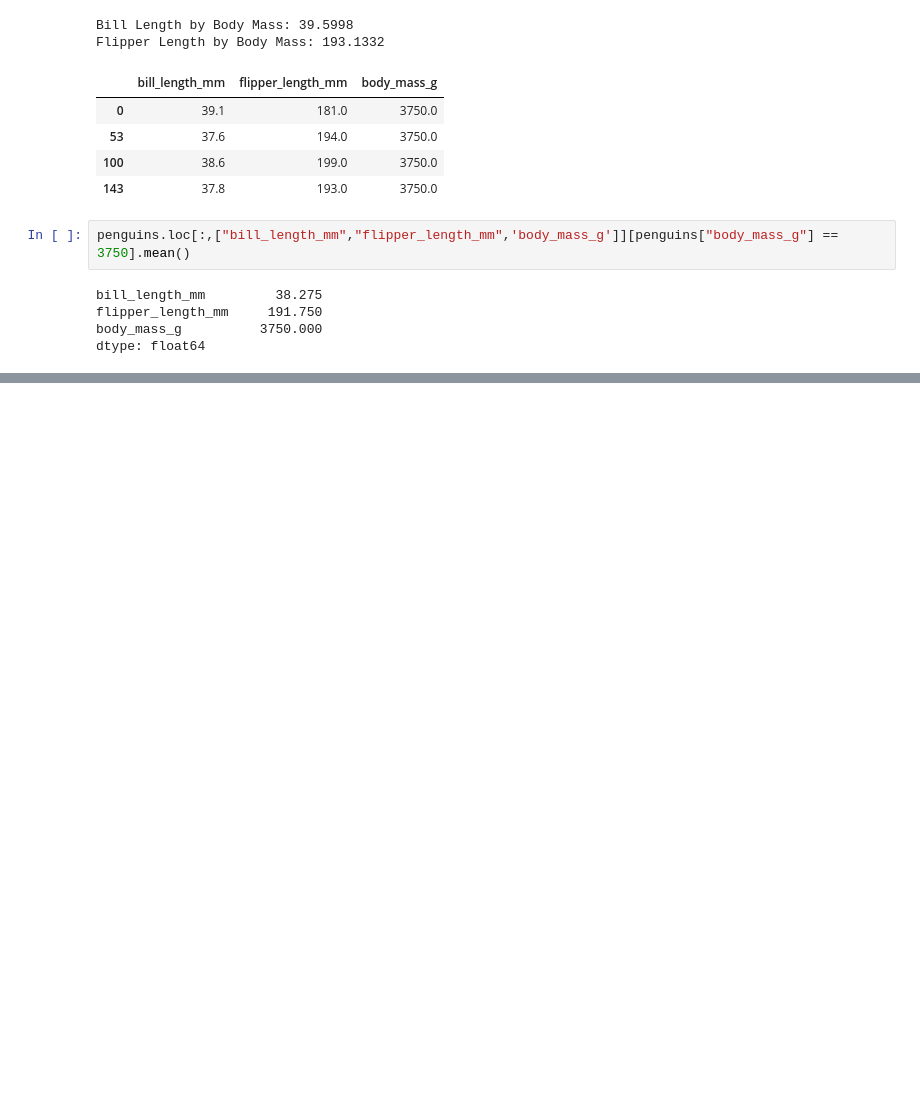
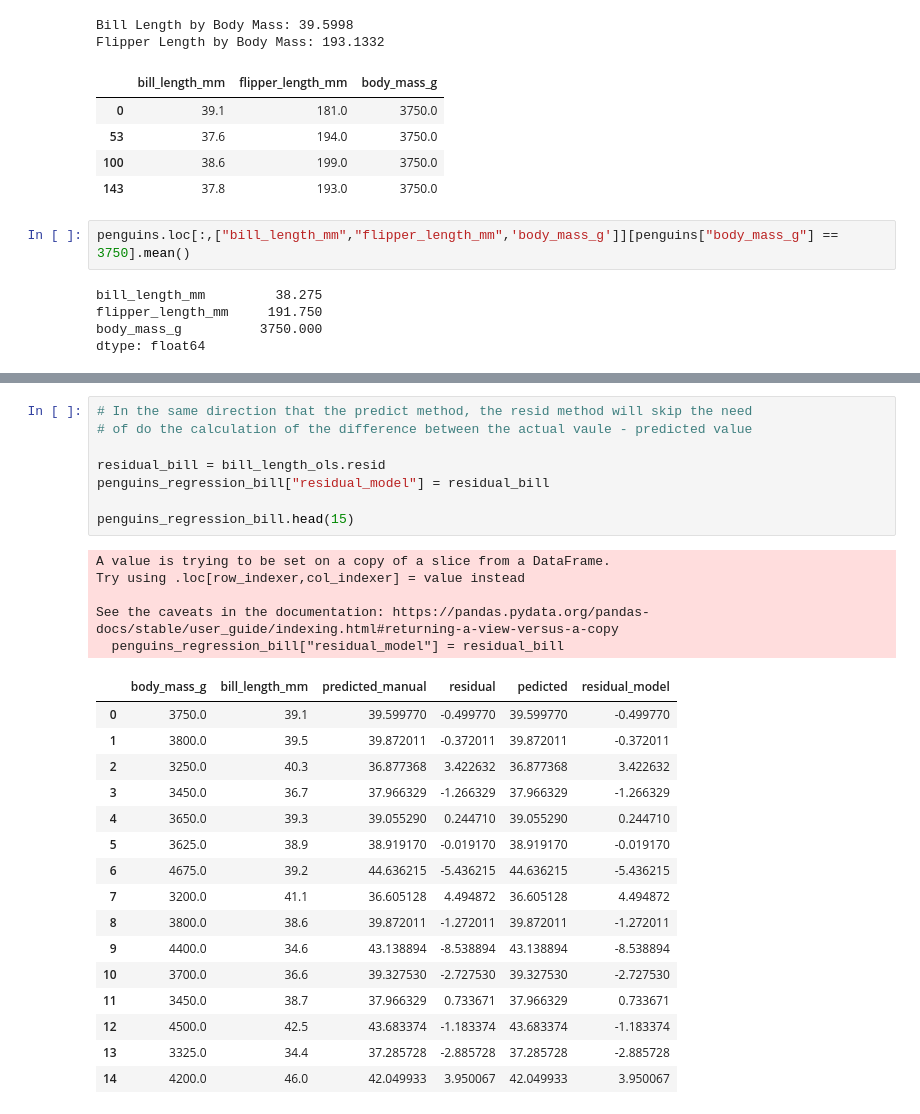
Before and after one commit to AfobCode/LearningPython, a Jupyter notebook: Regression_Analysis/linear_regression.ipynb, the cells around one changed output, grey strips where cells are left out. Drawn from its saved outputs; the diff is of its cells as text; blank space fills up the shorter version.

```diff
--- a/Regression_Analysis/linear_regression.ipynb
+++ b/Regression_Analysis/linear_regression.ipynb
@@ -247,0 +323,30 @@ dtype: float64
+# %%
+# In the same direction that the predict method, the resid method will skip the need
+# of do the calculation of the difference between the actual vaule - predicted value
+
+residual_bill = bill_length_ols.resid
+penguins_regression_bill["residual_model"] = residual_bill
+
+penguins_regression_bill.head(15)
+# %% [output]
+A value is trying to be set on a copy of a slice from a DataFrame.
+Try using .loc[row_indexer,col_indexer] = value instead
+
+See the caveats in the documentation: https://pandas.pydata.org/pandas-docs/stable/user_guide/indexing.html#returning-a-view-versus-a-copy
+  penguins_regression_bill["residual_model"] = residual_bill
+|  | body_mass_g | bill_length_mm | predicted_manual | residual | pedicted | residual_model |
+| 0 | 3750.0 | 39.1 | 39.599770 | -0.499770 | 39.599770 | -0.499770 |
+| 1 | 3800.0 | 39.5 | 39.872011 | -0.372011 | 39.872011 | -0.372011 |
+| 2 | 3250.0 | 40.3 | 36.877368 | 3.422632 | 36.877368 | 3.422632 |
+| 3 | 3450.0 | 36.7 | 37.966329 | -1.266329 | 37.966329 | -1.266329 |
+| 4 | 3650.0 | 39.3 | 39.055290 | 0.244710 | 39.055290 | 0.244710 |
+| 5 | 3625.0 | 38.9 | 38.919170 | -0.019170 | 38.919170 | -0.019170 |
+| 6 | 4675.0 | 39.2 | 44.636215 | -5.436215 | 44.636215 | -5.436215 |
+| 7 | 3200.0 | 41.1 | 36.605128 | 4.494872 | 36.605128 | 4.494872 |
+| 8 | 3800.0 | 38.6 | 39.872011 | -1.272011 | 39.872011 | -1.272011 |
+| 9 | 4400.0 | 34.6 | 43.138894 | -8.538894 | 43.138894 | -8.538894 |
+| 10 | 3700.0 | 36.6 | 39.327530 | -2.727530 | 39.327530 | -2.727530 |
+| 11 | 3450.0 | 38.7 | 37.966329 | 0.733671 | 37.966329 | 0.733671 |
+| 12 | 4500.0 | 42.5 | 43.683374 | -1.183374 | 43.683374 | -1.183374 |
+| 13 | 3325.0 | 34.4 | 37.285728 | -2.885728 | 37.285728 | -2.885728 |
+| 14 | 4200.0 | 46.0 | 42.049933 | 3.950067 | 42.049933 | 3.950067 |
```
Also changed, not shown: parts of 7 cells of this notebook.
